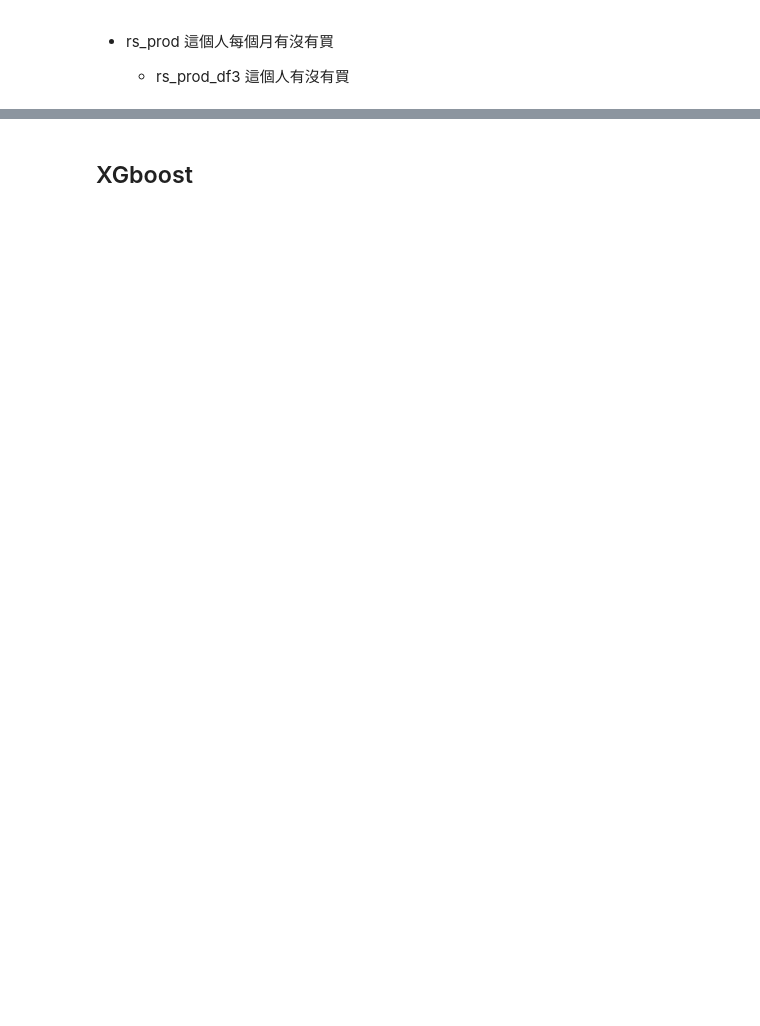
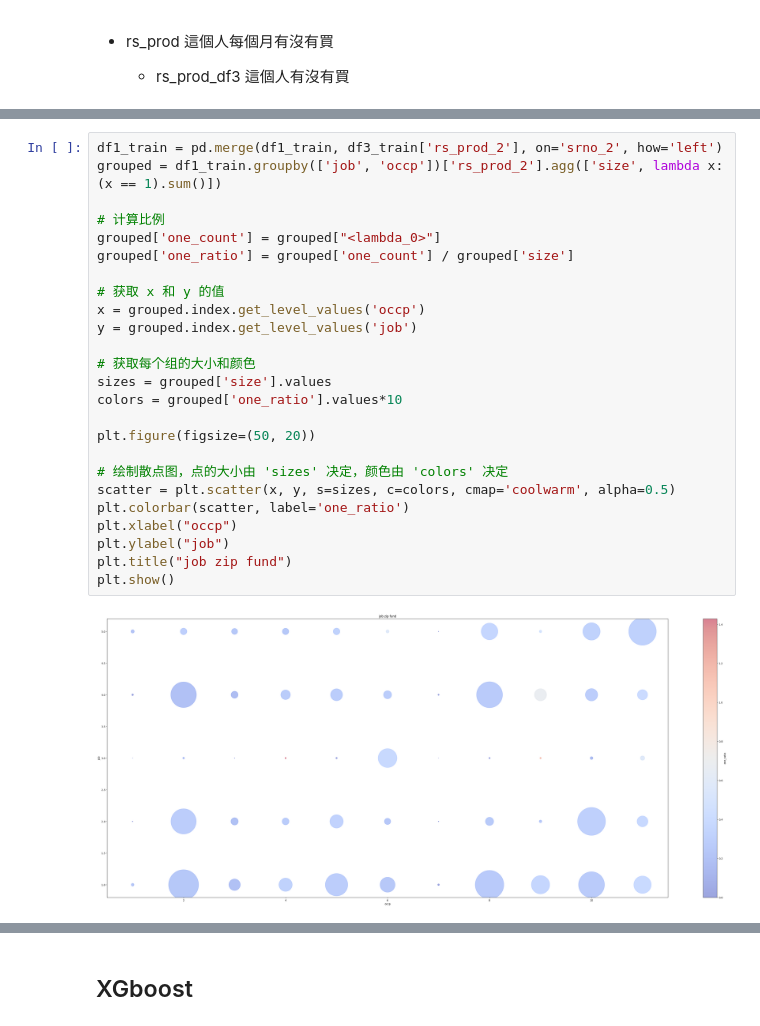
Before and after one commit to M122040014b/taishin, a Jupyter notebook: taishin.ipynb, the cells around one changed output, grey strips where cells are left out. Saved outputs shown, nothing was run; the diff lists cells and outputs as text; blank space fills up the shorter version.

```diff
--- a/taishin.ipynb
+++ b/taishin.ipynb
@@ -114,0 +103,27 @@ print(ratio)
+# %%
+df1_train = pd.merge(df1_train, df3_train['rs_prod_2'], on='srno_2', how='left')
+grouped = df1_train.groupby(['job', 'occp'])['rs_prod_2'].agg(['size', lambda x: (x == 1).sum()])
+
+# 计算比例
+grouped['one_count'] = grouped["<lambda_0>"]
+grouped['one_ratio'] = grouped['one_count'] / grouped['size']
+
+# 获取 x 和 y 的值
+x = grouped.index.get_level_values('occp')
+y = grouped.index.get_level_values('job')
+
+# 获取每个组的大小和颜色
+sizes = grouped['size'].values
+colors = grouped['one_ratio'].values*10
+
+plt.figure(figsize=(50, 20))
+
+# 绘制散点图，点的大小由 'sizes' 决定，颜色由 'colors' 决定
+scatter = plt.scatter(x, y, s=sizes, c=colors, cmap='coolwarm', alpha=0.5)
+plt.colorbar(scatter, label='one_ratio')
+plt.xlabel("occp")
+plt.ylabel("job")
+plt.title("job zip fund")
+plt.show()
+# %% [output]
+[figure, added]
```
Also changed, not shown: parts of 24 cells of this notebook.
